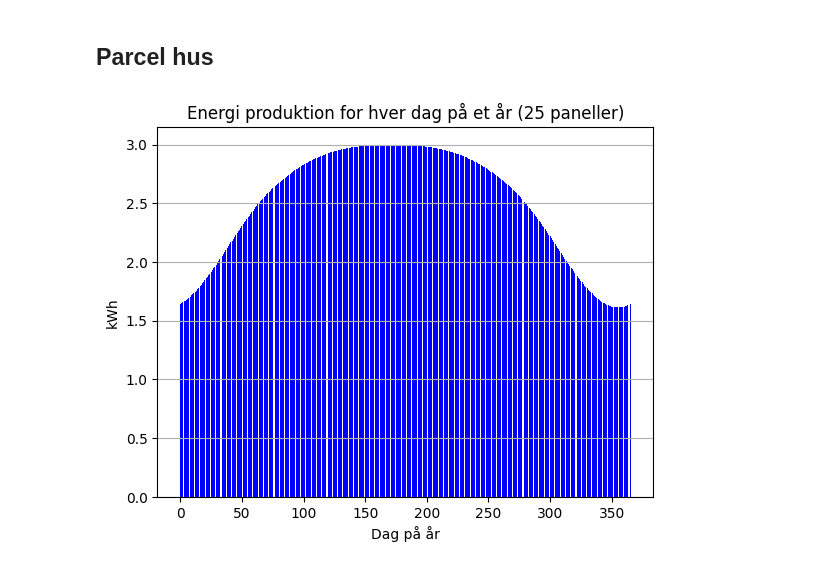
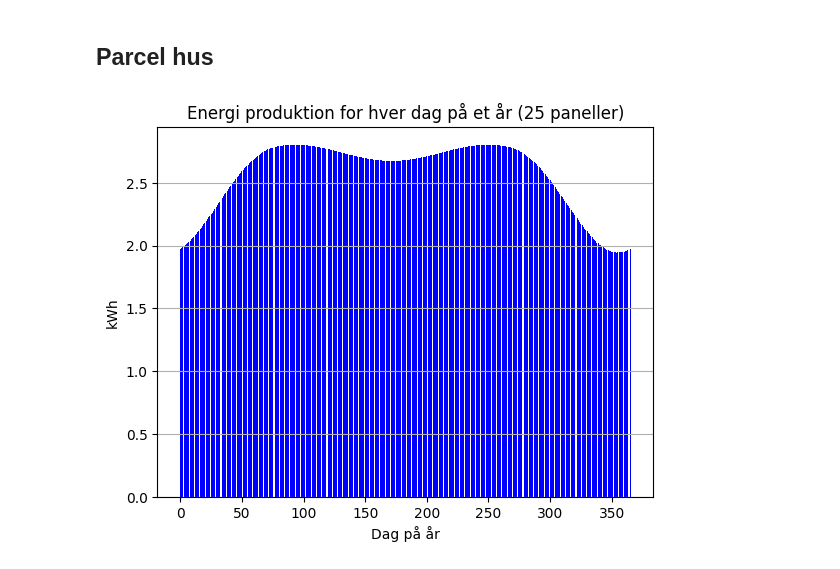
Before and after one commit to Lizette-N/solar-project, a Jupyter notebook: speedUpOptimization.ipynb, the cells around one changed output. Drawn from its saved outputs; the diff is of its cells as text; code cells hidden in the pictures.

```diff
--- a/speedUpOptimization.ipynb
+++ b/speedUpOptimization.ipynb
@@ -270,7 +270,7 @@ S0 = 1100
 S0A = S0 * A
 effectPerFlux = maxEffect/maxFlux
 
-theta_p=38
+theta_p=52
 phi_p=180
 
 
@@ -292,31 +292,31 @@ times = pd.date_range(
 solpos = site.get_solarposition(times)
 
 
 
 
 energyDayList=[]
 for i in range(len(dateList)):
     zenithAngs = np.deg2rad(np.array(solpos.loc[dateList[i]].apparent_zenith))
     azimuthAngs =np.deg2rad(np.array(solpos.loc[dateList[i]].azimuth))
     energyDayList.append(kWhMin(zenithAngs,azimuthAngs, np.deg2rad(theta_p), np.deg2rad(phi_p)))
 
 
 x_pos = np.arange(366)
 np.delete(x_pos,0)
 
 import matplotlib.pyplot as plt
 
 %matplotlib inline
 plt.bar(x_pos,energyDayList,
         color='b',
         #width=1,
 
         #edgecolor='b',
         #linewidth=0.5,
         )
 plt.title('Energi produktion for hver dag på et år (25 paneller)')
 plt.xlabel('Dag på år')
 plt.ylabel('kWh')
 plt.grid(axis='y')
 # %% [output]
-[figure, old version]
+[figure, new version]
```
